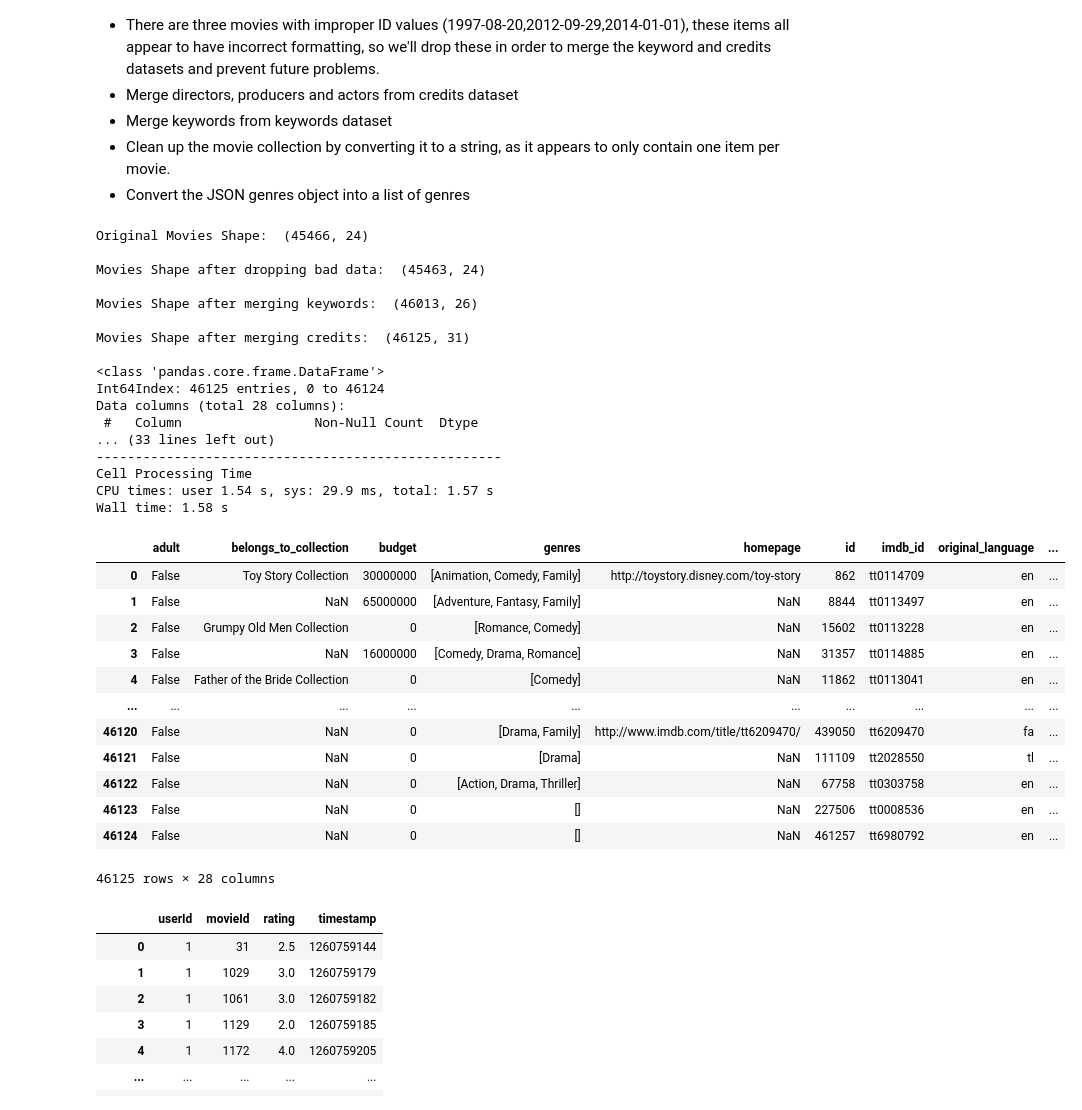
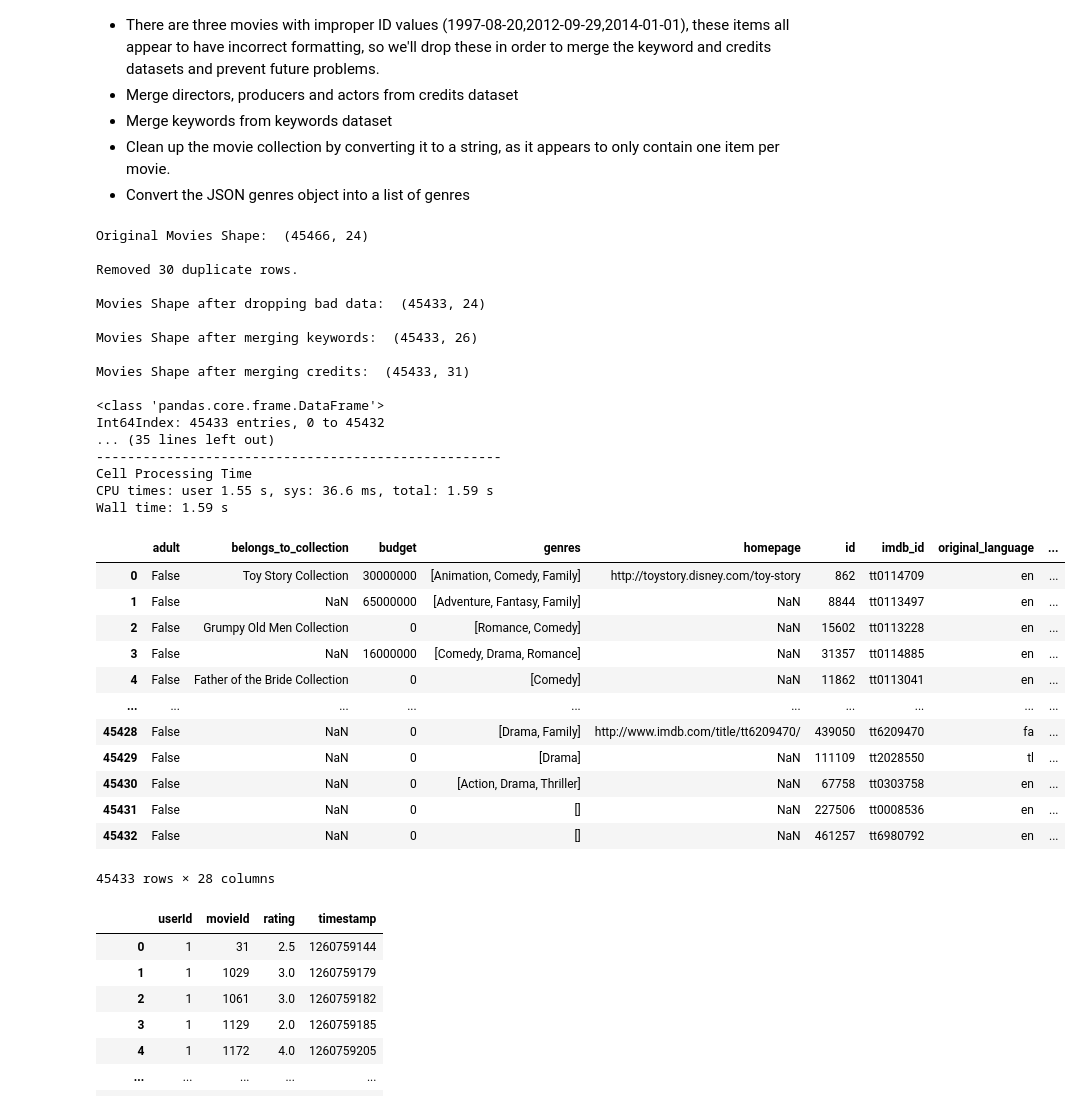
Before and after one commit to sachinac/ML7331, a Jupyter notebook: msds_7331_lab3.ipynb, the cells around one changed output. Saved outputs shown, nothing was run; the diff lists cells and outputs as text; code cells hidden in the pictures.

Commit message:
remove duplicates

```diff
--- a/msds_7331_lab3.ipynb
+++ b/msds_7331_lab3.ipynb
@@ -91,6 +88,14 @@ credits = pd.read_csv('./data/movies/credits.csv')
 
 # Drop rows where both cast and crew are empty
 credits = credits[~((credits['cast'].str.contains('\[\]')) & (credits['crew'].str.contains('\[\]')))]
+
+def dedupe(df):
+    dupes = len(df[df.duplicated(subset=['id'])])
+    print('Removed', dupes, 'duplicate rows.\n')
+    return df[~df.duplicated(subset=['id'])]
+
+# Remove duplicates:
+credits = dedupe(credits)
 
 def get_credits(crew_json):
     crew = ast.literal_eval(crew_json.crew)
@@ -111,6 +116,7 @@ def get_credits(crew_json):
 credits[['directors','producers','actors']] = credits.apply(get_credits, axis=1)
 
 
+
 print(credits.info(),timebreak)
 
 credits
@@ -160,6 +164,9 @@ keywords = pd.read_csv('./data/movies/keywords.csv')
 
 # Remove empty entries:
 keywords = keywords[~keywords['keywords'].str.contains('\[\]')]
+
+# Remove duplicates:
+keywords = dedupe(keywords)
 
 keywords['keyword_json'] = keywords['keywords']
 
@@ -228,6 +237,9 @@ print('Original Movies Shape: ', movies.shape, '\n')
 # Remove the movies with erroneous data & convert ID to int:
 movies = movies[~movies['id'].str.contains('-')]
 movies['id'] = movies['id'].astype(int)
+
+# Remove duplicates:
+movies = dedupe(movies)
 
 print('Movies Shape after dropping bad data: ', movies.shape, '\n')
 
@@ -244,48 +256,48 @@ movies = movies.drop(columns=['cast','crew','keyword_json'])
 def get_collection(json):
     if pd.isnull(json):
         return np.nan
     else:
         return ast.literal_eval(json)['name']
 
 movies['belongs_to_collection'] = movies.belongs_to_collection.apply(get_collection)
 
 #We can re-use our get_keywords function here to get genres
 movies['genres'] = movies.genres.apply(get_keywords)
 
 print(movies.info(),timebreak)
 
 movies
 # %% [output]
 Original Movies Shape:  (45466, 24)
 
-Movies Shape after dropping bad data:  (45463, 24)
+Removed 30 duplicate rows.
 
-Movies Shape after merging keywords:  (46013, 26)
+Movies Shape after dropping bad data:  (45433, 24)
 
-Movies Shape after merging credits:  (46125, 31)
+Movies Shape after merging keywords:  (45433, 26)
+
+Movies Shape after merging credits:  (45433, 31)
 
 <class 'pandas.core.frame.DataFrame'>
-Int64Index: 46125 entries, 0 to 46124
-Data columns (total 28 columns):
- #   Column                 Non-Null Count  Dtype
-... (33 lines left out)
+Int64Index: 45433 entries, 0 to 45432
+... (35 lines left out)
 ----------------------------------------------------
 Cell Processing Time
-CPU times: user 1.54 s, sys: 29.9 ms, total: 1.57 s
-Wall time: 1.58 s
+CPU times: user 1.55 s, sys: 36.6 ms, total: 1.59 s
+Wall time: 1.59 s
 |  | adult | belongs_to_collection | budget | genres | homepage | id | imdb_id | original_language | ... |
 | 0 | False | Toy Story Collection | 30000000 | [Animation, Comedy, Family] | http://toystory.disney.com/toy-story | 862 | tt0114709 | en | ... |
 | 1 | False | NaN | 65000000 | [Adventure, Fantasy, Family] | NaN | 8844 | tt0113497 | en | ... |
 | 2 | False | Grumpy Old Men Collection | 0 | [Romance, Comedy] | NaN | 15602 | tt0113228 | en | ... |
 | 3 | False | NaN | 16000000 | [Comedy, Drama, Romance] | NaN | 31357 | tt0114885 | en | ... |
 | 4 | False | Father of the Bride Collection | 0 | [Comedy] | NaN | 11862 | tt0113041 | en | ... |
 | ... | ... | ... | ... | ... | ... | ... | ... | ... | ... |
-| 46120 | False | NaN | 0 | [Drama, Family] | http://www.imdb.com/title/tt6209470/ | 439050 | tt6209470 | fa | ... |
-| 46121 | False | NaN | 0 | [Drama] | NaN | 111109 | tt2028550 | tl | ... |
-| 46122 | False | NaN | 0 | [Action, Drama, Thriller] | NaN | 67758 | tt0303758 | en | ... |
-| 46123 | False | NaN | 0 | [] | NaN | 227506 | tt0008536 | en | ... |
-| 46124 | False | NaN | 0 | [] | NaN | 461257 | tt6980792 | en | ... |
+| 45428 | False | NaN | 0 | [Drama, Family] | http://www.imdb.com/title/tt6209470/ | 439050 | tt6209470 | fa | ... |
+| 45429 | False | NaN | 0 | [Drama] | NaN | 111109 | tt2028550 | tl | ... |
+| 45430 | False | NaN | 0 | [Action, Drama, Thriller] | NaN | 67758 | tt0303758 | en | ... |
+| 45431 | False | NaN | 0 | [] | NaN | 227506 | tt0008536 | en | ... |
+| 45432 | False | NaN | 0 | [] | NaN | 461257 | tt6980792 | en | ... |
-46125 rows × 28 columns
+45433 rows × 28 columns
 # %%
 
 ### Note: I mistook this for ratings at first, so commenting out, the code might be useful later ###
```
Also changed, not shown: parts of 4 cells of this notebook.
